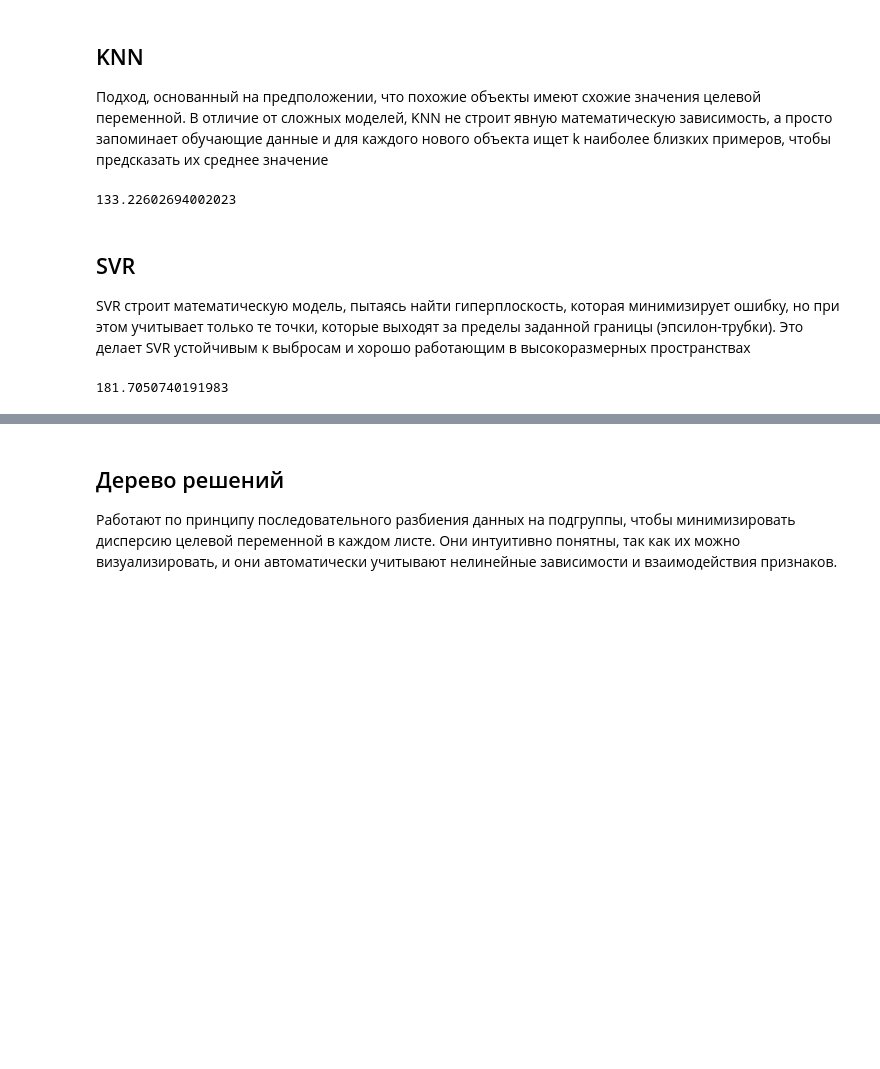
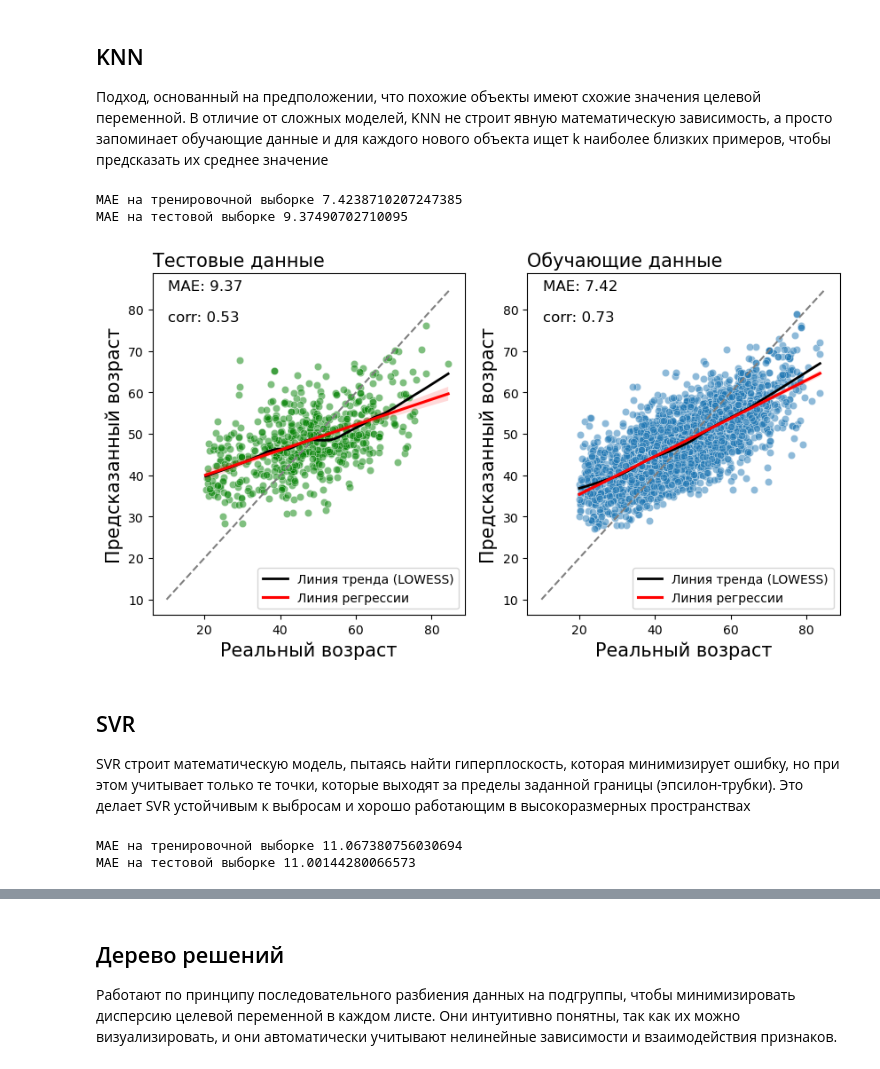
Before and after one commit to CaktusJohn/Computerized-campimetry-test-age-prediction, a Jupyter notebook: ML.ipynb, the cells around one changed output, grey strips where cells are left out. Drawn from its saved outputs; the diff is of its cells as text; code cells hidden in the pictures; blank space fills up the shorter version.

Commit message:
add scatterplots

```diff
--- a/ML.ipynb
+++ b/ML.ipynb
@@ -33,22 +36,63 @@ x_train, x_test, y_train, y_test = train_test_split(x, y, test_size=0.2, random_
 # %% [markdown]
 ## KNN
 Подход, основанный на предположении, что похожие объекты имеют схожие значения целевой переменной. В отличие от сложных моделей, KNN не строит явную математическую зависимость, а просто запоминает обучающие данные и для каждого нового объекта ищет k наиболее близких примеров, чтобы предсказать их среднее значение
+# %%
+def built_real_pred_age_scatter(real_train, real_test, pred_test, pred_train, mae_test, mae_train):
+    fig, axes = plt.subplots(nrows=1, ncols=2, figsize=(10, 5))
+    ax1, ax2 = axes
+
+    sns.scatterplot(x=real_test, y=pred_test, alpha=0.5, ax=ax1, color='green')
+    ax1.plot([10,85], [10,85], color="grey", linestyle='--')
+    ax1.set_title('Тестовые данные', loc='left', fontsize=15)
+    corr_test, _ = pearsonr(real_test, pred_test)
+    ax1.text(0.05, 0.86, f'corr: {corr_test:.2f}', transform=ax1.transAxes, fontsize=12)
+    ax1.text(0.05, 0.95, f'MAE: {mae_test:.2f}', transform=ax1.transAxes, fontsize=12)
+    lowess_res = sm.nonparametric.lowess(exog=real_test, endog=pred_test, frac=0.3)
+    ax1.plot(lowess_res[:, 0], lowess_res[:, 1], linewidth=2, color='black', label='Линия тренда (LOWESS)')
+    sns.regplot(x=real_test, y=pred_test, ax=ax1, scatter=False, color='red', label='Линия регрессии')
+    ax1.set_xlabel('Реальный возраст', fontsize=15, fontweight='light')
+    ax1.set_ylabel('Предсказанный возраст', fontsize=15, fontweight='light')
+    ax1.legend()
+
+
+    sns.scatterplot(x=real_train, y=pred_train, alpha=0.5, ax=ax2)
+    ax2.plot([10,85], [10,85], color="grey", linestyle='--')
+    ax2.set_title('Обучающие данные', loc='left', fontsize=15)
+    corr_train, _ = pearsonr(real_train, pred_train)
+    ax2.text(0.05, 0.86, f'corr: {corr_train:.2f}', transform=ax2.transAxes, fontsize=12)
+    ax2.text(0.05, 0.95, f'MAE: {mae_train:.2f}', transform=ax2.transAxes, fontsize=12) #4 параметр это система координат относительно осей
+    lowess_res = sm.nonparametric.lowess(exog=real_train, endog=pred_train, frac=0.3)
+    ax2.plot(lowess_res[:, 0], lowess_res[:, 1], linewidth=2, color='black', label='Линия тренда (LOWESS)')
+    sns.regplot(x=real_train, y=pred_train, ax=ax2, scatter=False, color='red', label='Линия регрессии')
+    ax2.set_xlabel('Реальный возраст', fontsize=15, fontweight='light')
+    ax2.set_ylabel('Предсказанный возраст', fontsize=15, fontweight='light')
+    ax2.legend()
 # %%
 knn = KNeighborsRegressor()
 knn.fit(x_train, y_train)
-y_pred_knn = knn.predict(x_test)
-mse_knn = mean_squared_error(y_test, y_pred_knn)
-mse_knn
+y_pred_knn_test = knn.predict(x_test)
+y_pred_knn_train = knn.predict(x_train)
+mae_knn_train = mean_absolute_error(y_train, y_pred_knn_train)
+mae_knn_test = mean_absolute_error(y_test, y_pred_knn_test)
+print(f"MAE на тренировочной выборке {mae_knn_train}\nMAE на тестовой выборке {mae_knn_test}\n")
 # %% [output]
-133.22602694002023
+MAE на тренировочной выборке 7.4238710207247385
+MAE на тестовой выборке 9.37490702710095
+# %%
+built_real_pred_age_scatter(y_train, y_test, y_pred_knn_test, y_pred_knn_train, mae_knn_test, mae_knn_train)
+# %% [output]
+[figure, added]
 # %% [markdown]
 ## SVR
 SVR строит математическую модель, пытаясь найти гиперплоскость, которая минимизирует ошибку, но при этом учитывает только те точки, которые выходят за пределы заданной границы (эпсилон-трубки). Это делает SVR устойчивым к выбросам и хорошо работающим в высокоразмерных пространствах
 # %%
 svr = SVR()
 svr.fit(x_train, y_train)
-y_pred_svr = svr.predict(x_test)
-mse_svr = mean_squared_error(y_test, y_pred_svr)
-mse_svr
+y_pred_svr_test = svr.predict(x_test)
+y_pred_svr_train = svr.predict(x_train)
+mae_svr_test = mean_absolute_error(y_test, y_pred_svr_test)
+mae_svr_train = mean_absolute_error(y_train, y_pred_svr_train)
+print(f"MAE на тренировочной выборке {mae_svr_train}\nMAE на тестовой выборке {mae_svr_test}\n")
 # %% [output]
-181.7050740191983
+MAE на тренировочной выборке 11.067380756030694
+MAE на тестовой выборке 11.00144280066573
```
Also changed, not shown: parts of 7 cells of this notebook.
